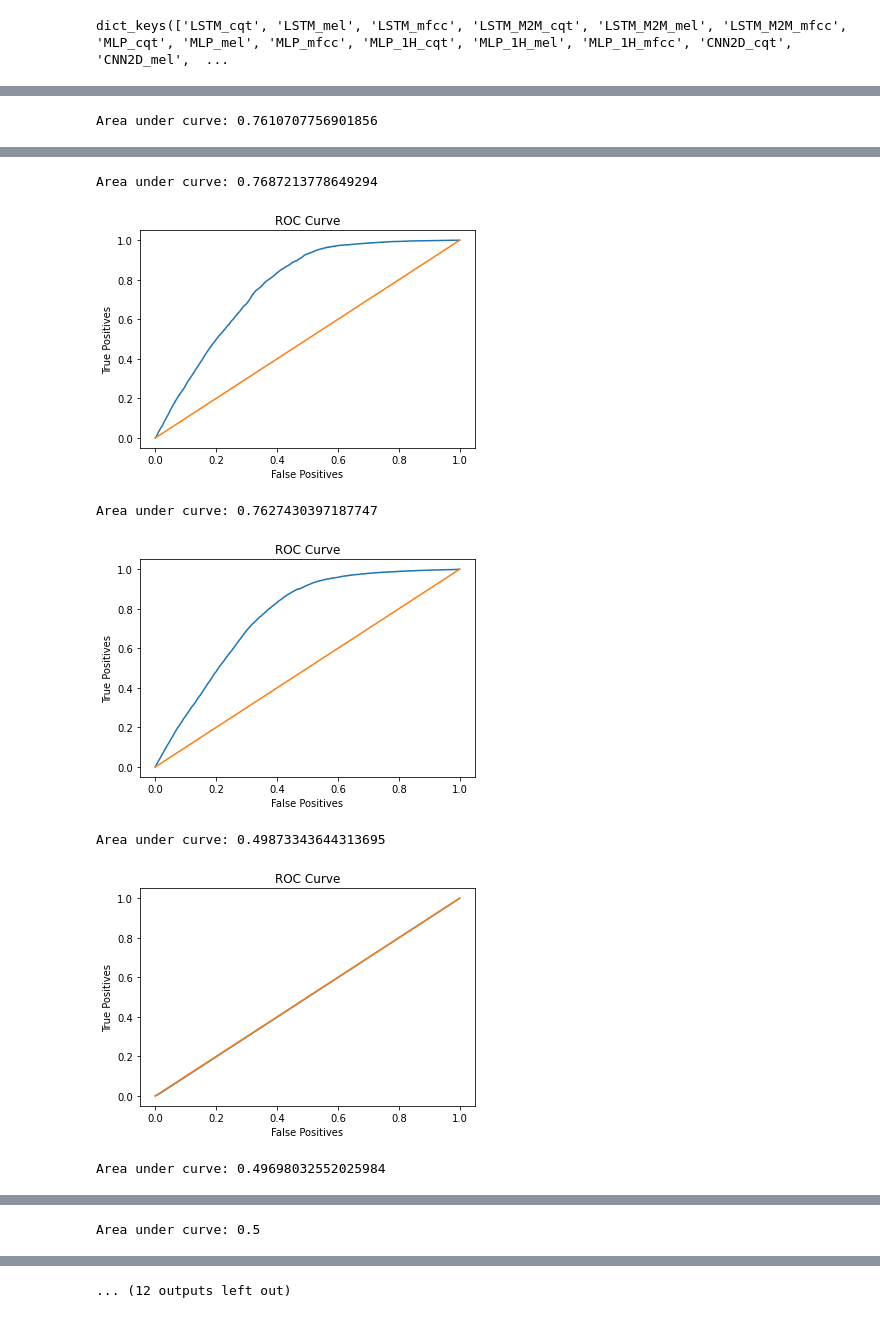
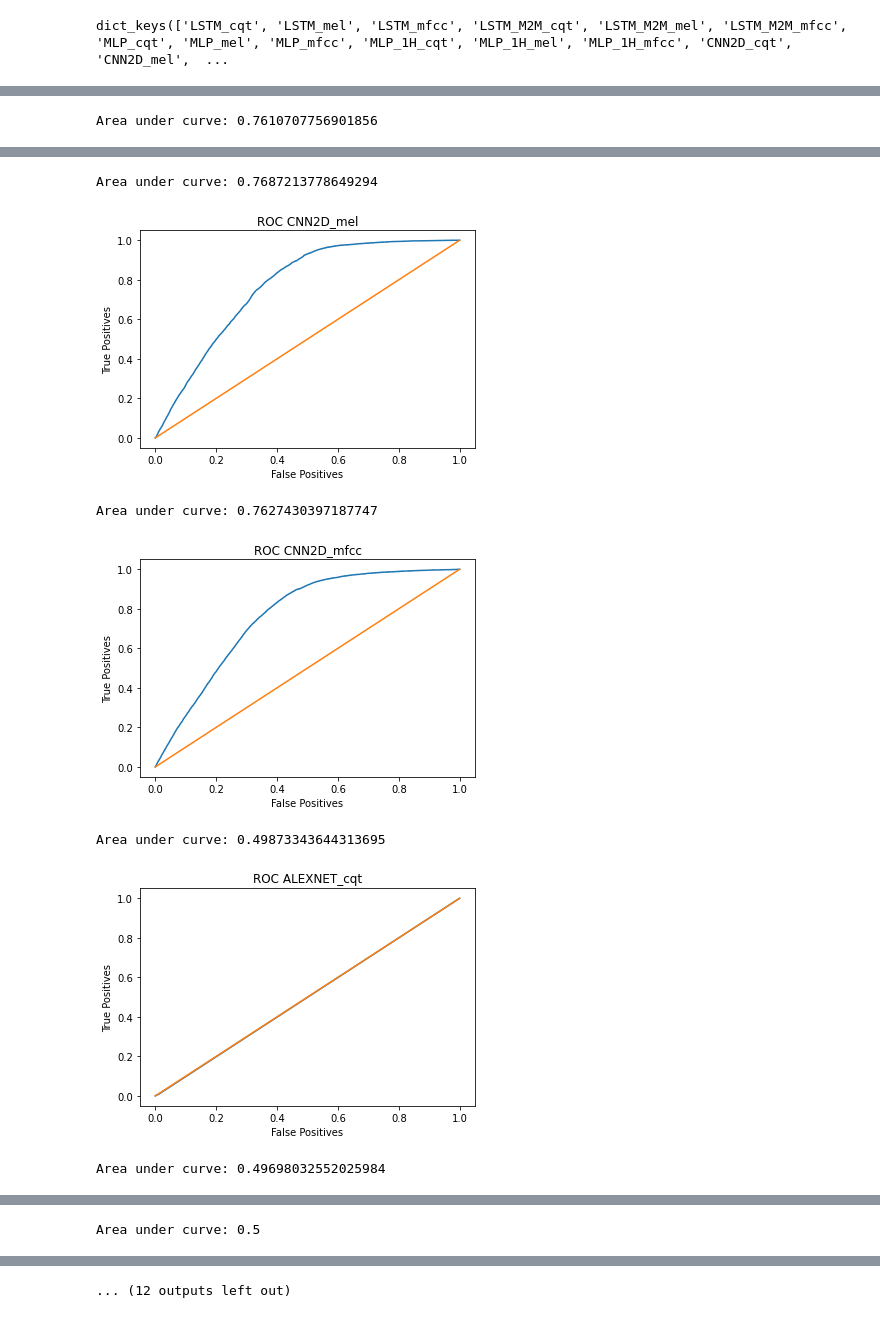
Before and after one commit to asahicantu/DAT5502021, a Jupyter notebook: ModelsEvaluation.ipynb, the cells around one changed output, grey strips where cells are left out. Saved outputs shown, nothing was run; the diff lists cells and outputs as text; code cells hidden in the pictures.

```diff
--- a/ModelsEvaluation.ipynb
+++ b/ModelsEvaluation.ipynb
@@ -212,6 +232,6 @@ for model in Model.MODELS_1D:
         if key.find('LSTM_M2M') >= 0:
             Evaluation.plot_roc_curve(preds[f], y_LSTM_M2M['valid'])
         else:
-            Evaluation.plot_roc_curve(preds[f], y['valid'])
+            Evaluation.plot_roc_curve(preds[f], y['valid'],title='ROC '+ f)
 # %% [output]
 Area under curve: 0.702444265637681
@@ -229,8 +249,9 @@ Area under curve: 0.7585492928225207
 ... (12 outputs left out)
 # %%
+importlib.reload(Evaluation)
 for model in Model.MODELS_2D:
     for feature in Feature.FEATURE_TYPES:
         f = model + '_' + feature
-        Evaluation.plot_roc_curve(preds[f], y_2D['valid'])
+        Evaluation.plot_roc_curve(preds[f], y_2D['valid'],title='ROC '+ f)
 # %% [output]
 Area under curve: 0.7610707756901856
@@ -238,7 +259,7 @@ Area under curve: 0.7610707756901856
 Area under curve: 0.7687213778649294
-[figure, old version]
+[figure, new version]
 Area under curve: 0.7627430397187747
-[figure, old version]
+[figure, new version]
 Area under curve: 0.49873343644313695
-[figure, old version]
+[figure, new version]
 Area under curve: 0.49698032552025984
```
Also changed, not shown: parts of 15 cells of this notebook, 1 other file.
